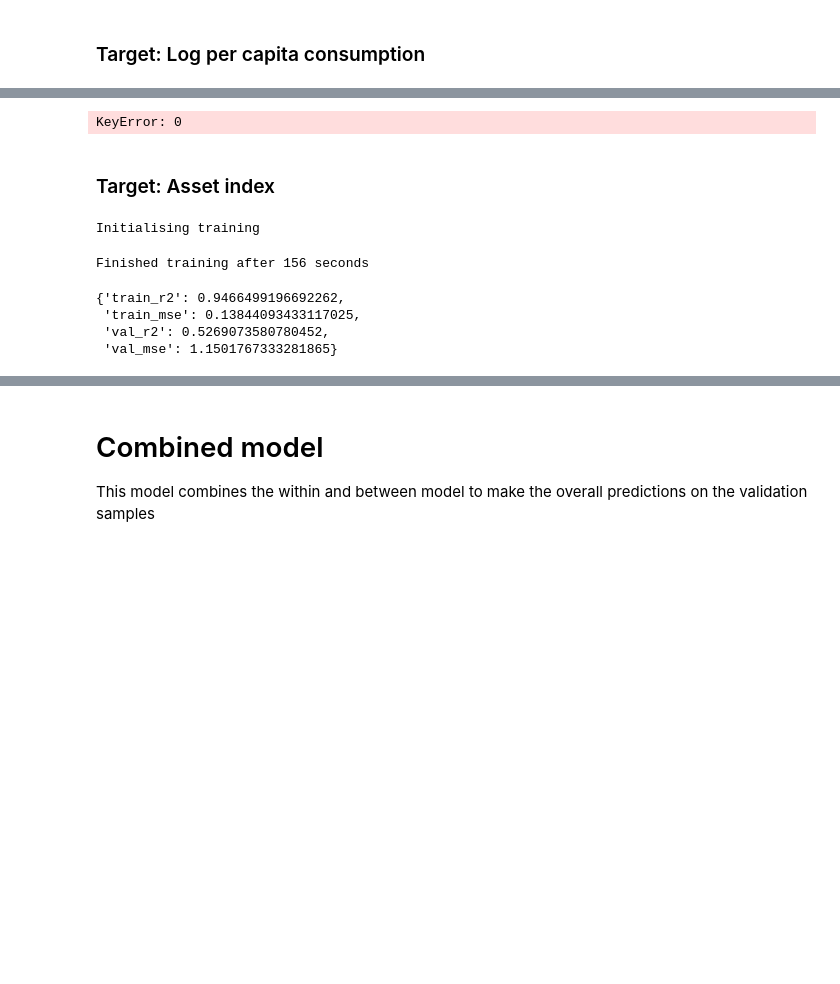
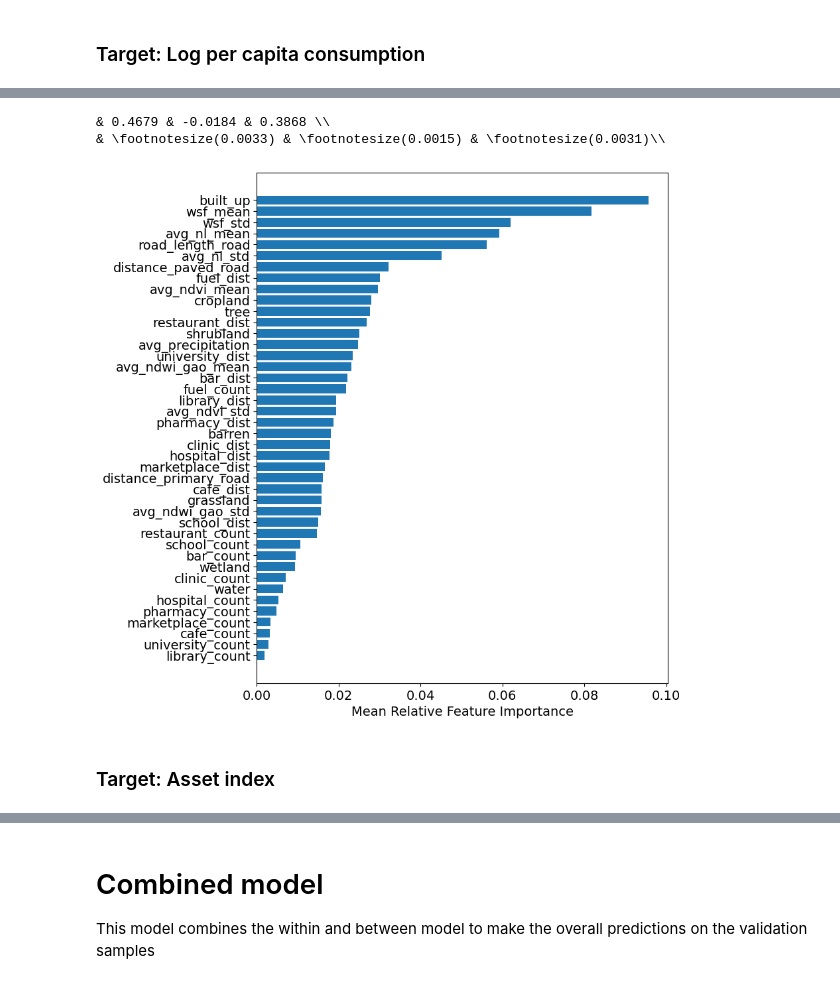
Before and after one commit to nateso/predicting_poverty, a Jupyter notebook: analysis/01_Baseline_model.ipynb, the cells around one changed output, grey strips where cells are left out. Saved outputs shown, nothing was run; the diff lists cells and outputs as text; code cells hidden in the pictures; blank space fills up the shorter version.

```diff
--- a/analysis/01_Baseline_model.ipynb
+++ b/analysis/01_Baseline_model.ipynb
@@ -118,5 +274,0 @@ KeyboardInterrupt:
-# %%
-fname = 'between_feat_importance_cons.png'
-between_cv_trainer_cons.plot_feature_importance(fname = fname)
-# %% [output]
-KeyError: 0
@@ -123,2 +279,16 @@ KeyError: 0
+# %%
+mean_r2_cons = {k: np.mean(v) for k,v in rep_cv_res_cons.items()}
+se_r2_cons = {k: np.std(v)/np.sqrt(10) for k,v in rep_cv_res_cons.items()}
+
+# print as tex
+print(f"& {mean_r2_cons['between_r2']:.4f} & {mean_r2_cons['within_r2']:.4f} & {mean_r2_cons['overall_r2']:.4f} \\\\")
+print(f"& \\footnotesize({se_r2_cons['between_r2']:.4f}) & \\footnotesize({se_r2_cons['within_r2']:.4f}) & \\footnotesize({se_r2_cons['overall_r2']:.4f})\\\\")
+# %% [output]
+& 0.4679 & -0.0184 & 0.3868 \\
+& \footnotesize(0.0033) & \footnotesize(0.0015) & \footnotesize(0.0031)\\
+# %%
+between_cv_trainer_cons.plot_feature_importance(fname = None)
+# %% [output]
+[figure, added]
 # %% [markdown]
 ### Target: Asset index
@@ -132,17 +294,0 @@ cl_df_norm = standardise_df(cl_df, exclude_cols = [between_target_var])
-# %%
-# run the bewtween training
-between_cv_trainer_asset = rf.CrossValidator(cl_df_norm,
-                                             fold_ids,
-                                             between_target_var,
-                                             between_x_vars,
-                                             id_var = 'cluster_id',
-                                             random_seed = random_seed)
-between_cv_trainer_asset.run_cv_training(min_samples_leaf = 1)
-between_cv_trainer_asset.compute_overall_performance()
-# %% [output]
-Initialising training
-Finished training after 156 seconds
-{'train_r2': 0.9466499196692262,
- 'train_mse': 0.13844093433117025,
- 'val_r2': 0.5269073580780452,
- 'val_mse': 1.1501767333281865}
```
Also changed, not shown: parts of 29 cells of this notebook, 19 other files.
